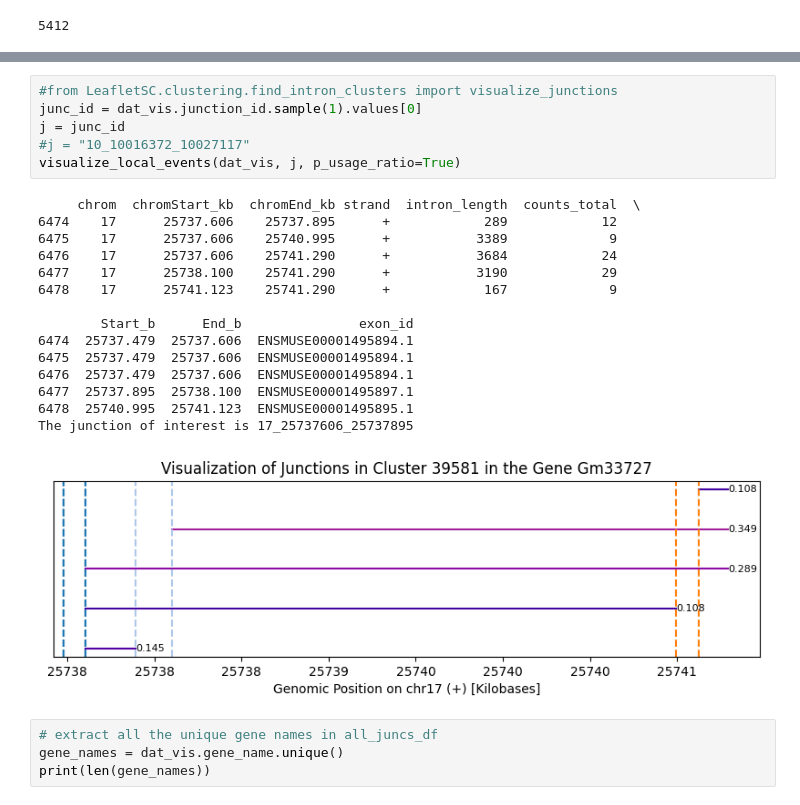
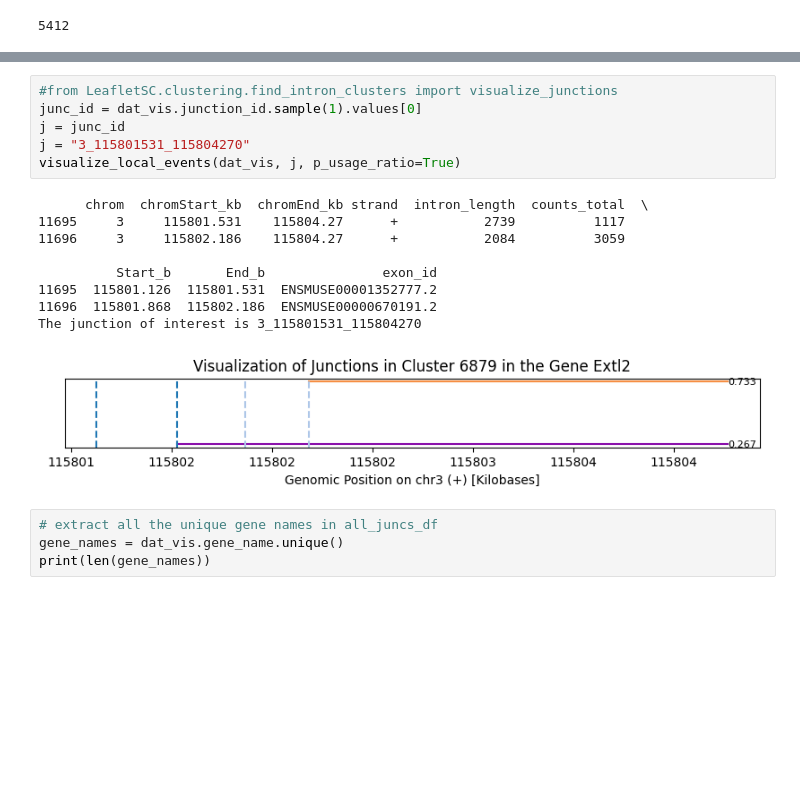
Before and after one commit to daklab/Leaflet-analysis, a Jupyter notebook: CZhang_2018_mouse/Leaflet/01_intron_clustering.ipynb, the cells around one changed output, grey strips where cells are left out. Cells and saved outputs as stored; diff of their text form; blank space fills up the shorter version.

```diff
--- a/CZhang_2018_mouse/Leaflet/01_intron_clustering.ipynb
+++ b/CZhang_2018_mouse/Leaflet/01_intron_clustering.ipynb
@@ -145,25 +145,19 @@ dat_vis.head()
 # %%
 #from LeafletSC.clustering.find_intron_clusters import visualize_junctions
 junc_id = dat_vis.junction_id.sample(1).values[0]
 j = junc_id
-#j = "10_10016372_10027117"
+j = "3_115801531_115804270"
 visualize_local_events(dat_vis, j, p_usage_ratio=True)
 # %% [output]
-     chrom  chromStart_kb  chromEnd_kb strand  intron_length  counts_total  \
-6474    17      25737.606    25737.895      +            289            12
-6475    17      25737.606    25740.995      +           3389             9
-6476    17      25737.606    25741.290      +           3684            24
-6477    17      25738.100    25741.290      +           3190            29
-6478    17      25741.123    25741.290      +            167             9
+      chrom  chromStart_kb  chromEnd_kb strand  intron_length  counts_total  \
+11695     3     115801.531    115804.27      +           2739          1117
+11696     3     115802.186    115804.27      +           2084          3059
 
-        Start_b      End_b               exon_id
-6474  25737.479  25737.606  ENSMUSE00001495894.1
-6475  25737.479  25737.606  ENSMUSE00001495894.1
-6476  25737.479  25737.606  ENSMUSE00001495894.1
-6477  25737.895  25738.100  ENSMUSE00001495897.1
-6478  25740.995  25741.123  ENSMUSE00001495895.1
-The junction of interest is 17_25737606_25737895
+          Start_b       End_b               exon_id
+11695  115801.126  115801.531  ENSMUSE00001352777.2
+11696  115801.868  115802.186  ENSMUSE00000670191.2
+The junction of interest is 3_115801531_115804270
-[figure, old version]
+[figure, new version]
 # %%
 # extract all the unique gene names in all_juncs_df
 gene_names = dat_vis.gene_name.unique()
```
Also changed, not shown: parts of 2 cells of this notebook, 1 other file.
